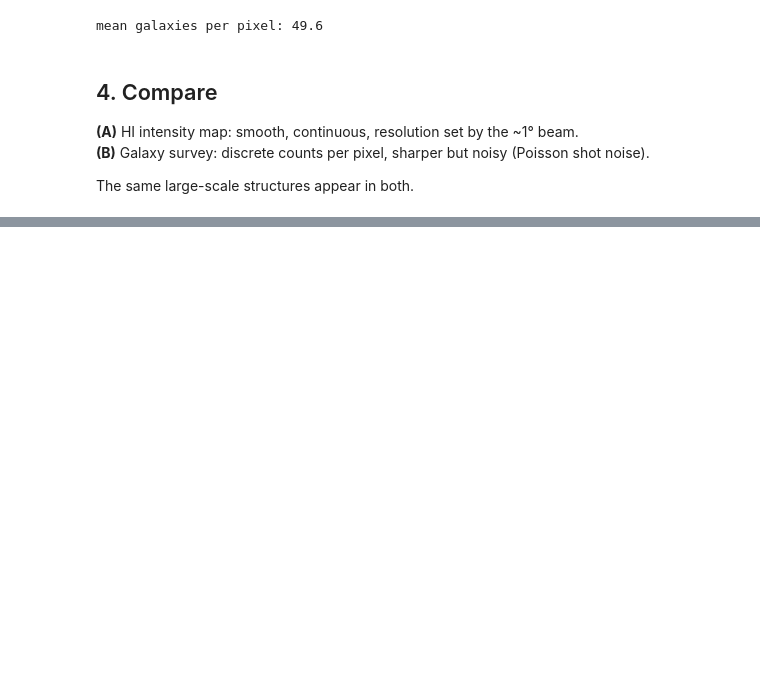
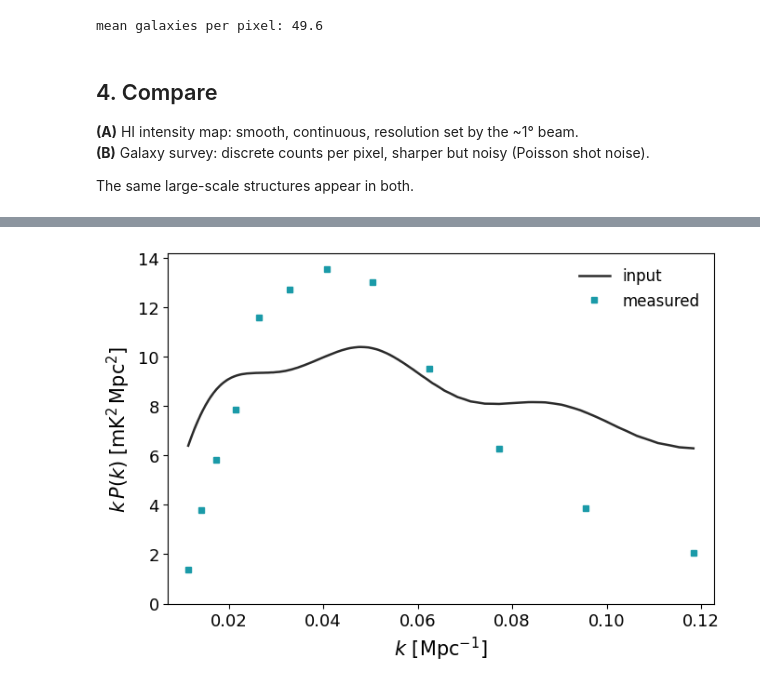
Before and after one commit to zhaotingchen/meer21cm-workshop, a Jupyter notebook: hi_vs_galaxy_survey.ipynb, the cells around one changed output, grey strips where cells are left out. Cells and saved outputs as stored; diff of their text form; code cells hidden in the pictures; blank space fills up the shorter version.

```diff
--- a/hi_vs_galaxy_survey.ipynb
+++ b/hi_vs_galaxy_survey.ipynb
@@ -128,0 +297,20 @@ plt.show()
+# %%
+k1dbins = np.geomspace(0.01, 0.13, 13)  # edges of 12 logarithmic k bins [Mpc^-1]
+
+# measured: gridded PCA residual on the coarse grid (mock already holds this box from section 6)
+mock.field_1 = res_field                           # gridded PCA residual [K]
+mock.weights_grid_1 = res_counts.astype(float)     # grid weights: number of map voxels in each cell (0 outside the light cone)
+mock.weights_field_1 = None                        # no extra field-level weights
+mock.mean_center_1 = True                          # subtract the field mean before the FFT
+mock.k1dbins = k1dbins
+p_res, k_res, nmodes_res = mock.get_1d_power("auto_power_3d_1")  # 1D power [K^2 Mpc^3], effective k per bin, number of modes per bin
+
+# input model: Tbar_HI^2 * P_m(k), matter power of the mock's cosmology at its effective redshift mock.z
+t_hi = mock.average_hi_temp                                 # mean HI brightness temperature [K] at mock.z
+k_model = np.linspace(k_res.min(), k_res.max(), 500)        # smooth k grid over the measured bin centres [Mpc^-1]
+p_model = t_hi**2 * mock.matter_power_spectrum_fnc(k_model) # [K^2 Mpc^3]
+
+ratio = p_res / (t_hi**2 * mock.matter_power_spectrum_fnc(k_res))  # model evaluated at the bin centres
+print(f"z = {mock.z:.3f},  Tbar_HI = {t_hi*1e3:.4f} mK")
+print("k [Mpc^-1]:       ", np.round(k_res, 3))
+print("measured / input: ", np.round(ratio, 2))
@@ -128,0 +326,15 @@ plt.show()
+# %%
+fig, ax = plt.subplots(figsize=(7, 4.8))
+ax.plot(k_model, k_model * p_model * 1e6, "-", color="#2B2B2B", lw=1.8, label="input")
+ax.plot(k_res, k_res * p_res * 1e6, "s", color="#1A9AA8", ms=5, label="measured")
+ax.set_xlabel(r"$k\ [{\rm Mpc}^{-1}]$")
+ax.set_ylabel(r"$k\,P(k)\;[{\rm mK^2\,Mpc^2}]$")
+xpad = 0.04 * (k_res[-1] - k_res[0])   # small margin so the first/last points are not on the axes
+ax.set_xlim(k_res[0] - xpad, k_res[-1] + xpad)
+ax.set_ylim(bottom=0)
+ax.legend()
+fig.tight_layout()
+# plt.savefig("power_spectrum_kpk_model.png", dpi=200, bbox_inches="tight")
+plt.show()
+# %% [output]
+[figure, added]
```
Also changed, not shown: parts of 28 cells of this notebook, 2 other files.
